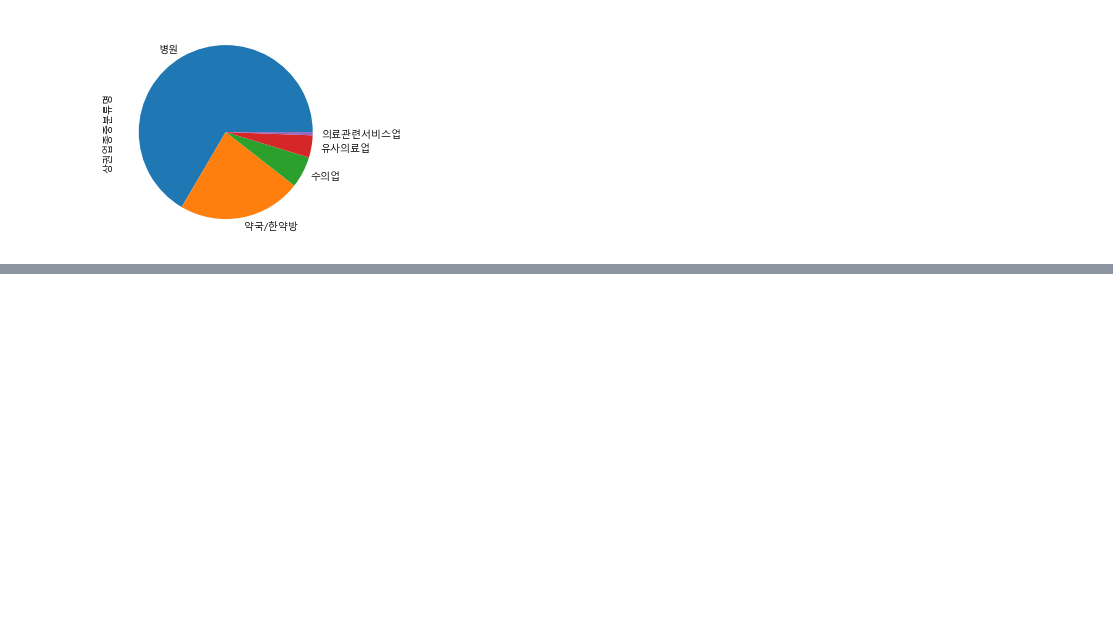
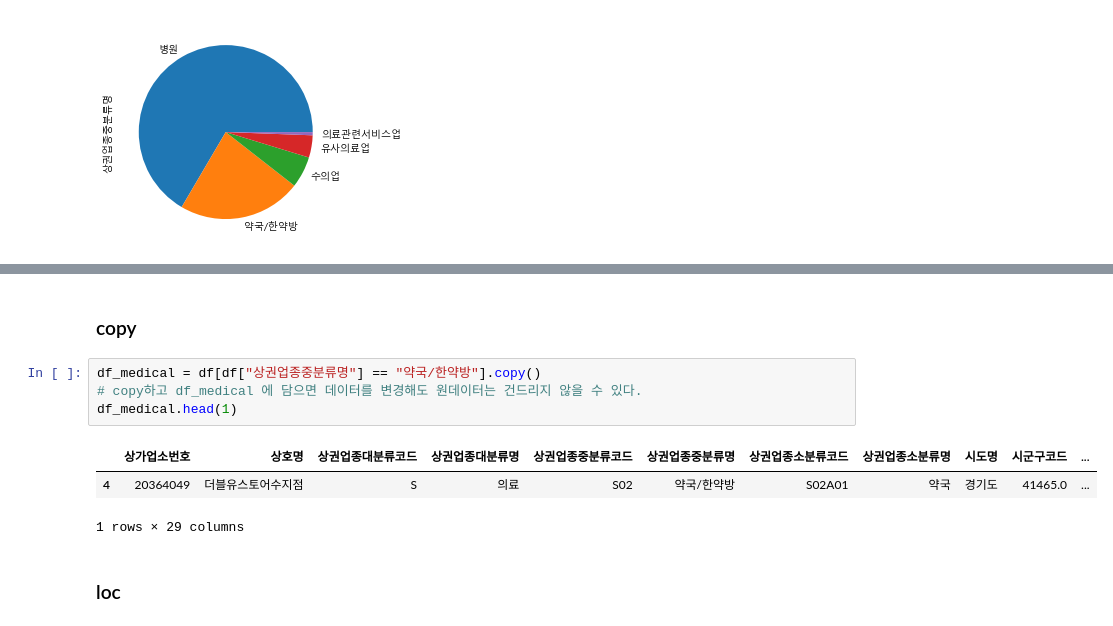
Before and after one commit to ShinHayeon/pandas-basic, a Jupyter notebook: pandas_basic2(의료기관상권정보 데이터 이용).ipynb, the cells around one changed output, grey strips where cells are left out. Drawn from its saved outputs; the diff is of its cells as text; blank space fills up the shorter version.

```diff
--- a/pandas_basic2(의료기관상권정보 데이터 이용).ipynb
+++ b/pandas_basic2(의료기관상권정보 데이터 이용).ipynb
@@ -668,0 +704,12 @@ f.plot.barh(figsize=(7,8), grid=True)
+# %% [markdown]
+### copy
+# %%
+df_medical = df[df["상권업종중분류명"] == "약국/한약방"].copy()
+# copy하고 df_medical 에 담으면 데이터를 변경해도 원데이터는 건드리지 않을 수 있다.
+df_medical.head(1)
+# %% [output]
+|  | 상가업소번호 | 상호명 | 상권업종대분류코드 | 상권업종대분류명 | 상권업종중분류코드 | 상권업종중분류명 | 상권업종소분류코드 | 상권업종소분류명 | 시도명 | 시군구코드 | ... |
+| 4 | 20364049 | 더블유스토어수지점 | S | 의료 | S02 | 약국/한약방 | S02A01 | 약국 | 경기도 | 41465.0 | ... |
+1 rows × 29 columns
+# %% [markdown]
+### loc
```
Also changed, not shown: parts of 42 cells of this notebook.
